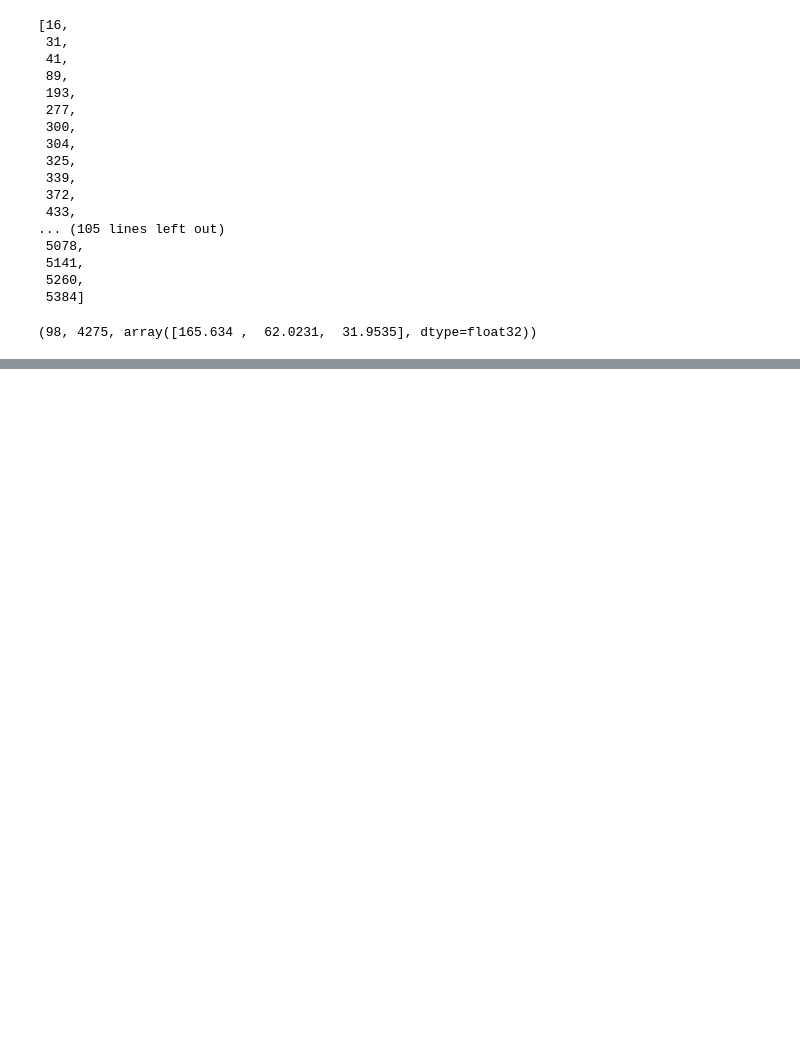
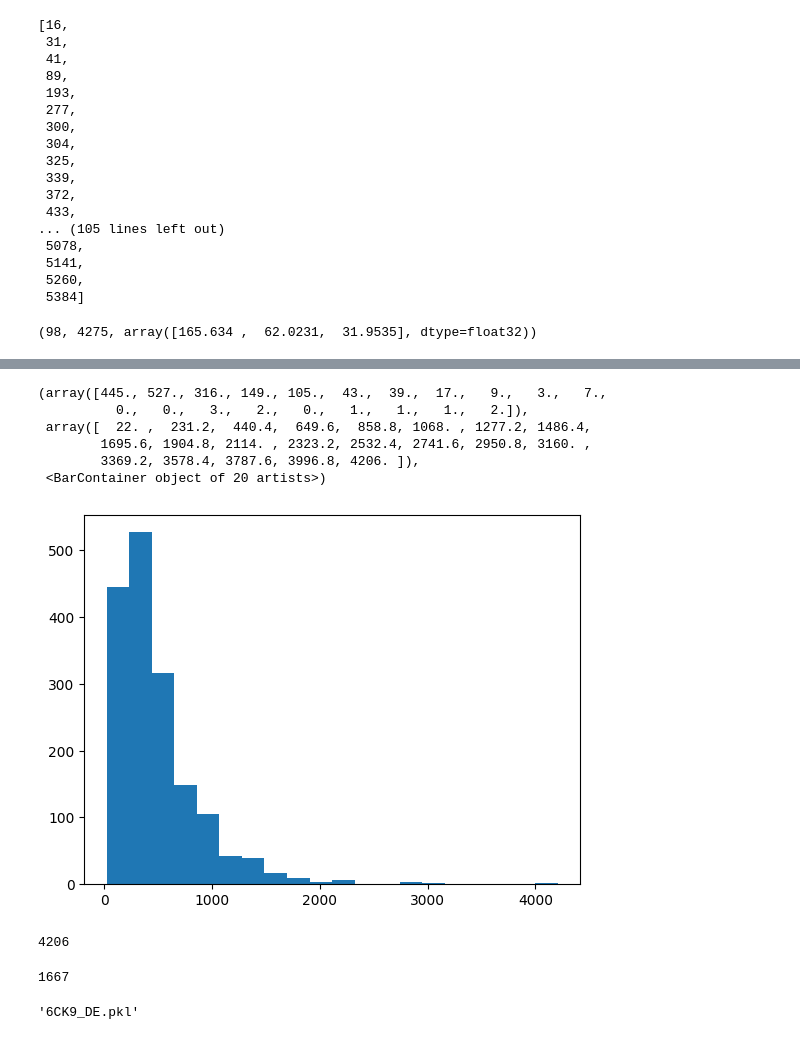
Before and after one commit to TomyjBerg/ADLProtProject, a Jupyter notebook: f_get_iface.ipynb, the cells around one changed output, grey strips where cells are left out. Drawn from its saved outputs; the diff is of its cells as text; code cells hidden in the pictures; blank space fills up the shorter version.

Commit message:
weird

```diff
--- a/f_get_iface.ipynb
+++ b/f_get_iface.ipynb
@@ -1,10 +1,12 @@
 # %%
-path = 'C:/Users/david/pyproj/pyg/adl/surfaces_graphs'
+import os
+#path = 'C:/Users/david/pyproj/pyg/adl/surfaces_graphs'
+path = 'C:/Users/david/OneDrive - ZHAW/ProteinSurfaces/surfaces_graphs/'
 # %%
 from helper_functions import load_object, save_object
 from c_ProteinGraph import ProteinGraph
 
-protein = load_object(path + '/1A99_C.pkl')
+protein = load_object(path + '1A99_C.pkl')
 print(protein)
 # %% [output]
             Number of Nodes: 5436
@@ -40,0 +25,3 @@ array([[163.84  ,  74.399 ,  38.868 ],
+# %%
+iface_idx = protein.features.index[protein.features['iface'] == 1.0].tolist()
+not_iface_idx = protein.features.index[protein.features['iface'] == 0].tolist()
@@ -78,0 +78,19 @@ visualize_pointcloud(protein.pos[iface_idx], colors = colors)
+# %%
+# Check how large the iface regions normally are:
+
+num_nodes = []
+
+for file in os.listdir(path):
+    print(file)
+    protein = load_object(path + '/' + file)
+
+    iface_idx = protein.features.index[protein.features['iface'] == 1.0].tolist()
+    not_iface_idx = protein.features.index[protein.features['iface'] == 0].tolist()
+
+    if len(iface_idx) == 0 or len(not_iface_idx) == 0:
+        os.rename(path + file, 'C:/Users/david/OneDrive - ZHAW/Desktop/weird_files/' + file)
+        continue
+
+
+    iface_idx, iface_center = get_iface(protein.pos, protein.features)
+    num_nodes.append(len(iface_idx))
@@ -78,0 +115,26 @@ visualize_pointcloud(protein.pos[iface_idx], colors = colors)
+# %%
+import matplotlib.pyplot as plt
+num_nodes = np.asarray(num_nodes)
+plt.hist(num_nodes, bins = 20)
+# %% [output]
+(array([445., 527., 316., 149., 105.,  43.,  39.,  17.,   9.,   3.,   7.,
+          0.,   0.,   3.,   2.,   0.,   1.,   1.,   1.,   2.]),
+ array([  22. ,  231.2,  440.4,  649.6,  858.8, 1068. , 1277.2, 1486.4,
+        1695.6, 1904.8, 2114. , 2323.2, 2532.4, 2741.6, 2950.8, 3160. ,
+        3369.2, 3578.4, 3787.6, 3996.8, 4206. ]),
+ <BarContainer object of 20 artists>)
+[figure, added]
+# %%
+max(num_nodes)
+# %% [output]
+4206
+# %%
+index = num_nodes.index(4206)
+index
+# %% [output]
+1667
+# %%
+weird = os.listdir(path)[1667]
+weird
+# %% [output]
+'6CK9_DE.pkl'
```
Also changed, not shown: parts of 11 cells of this notebook.
